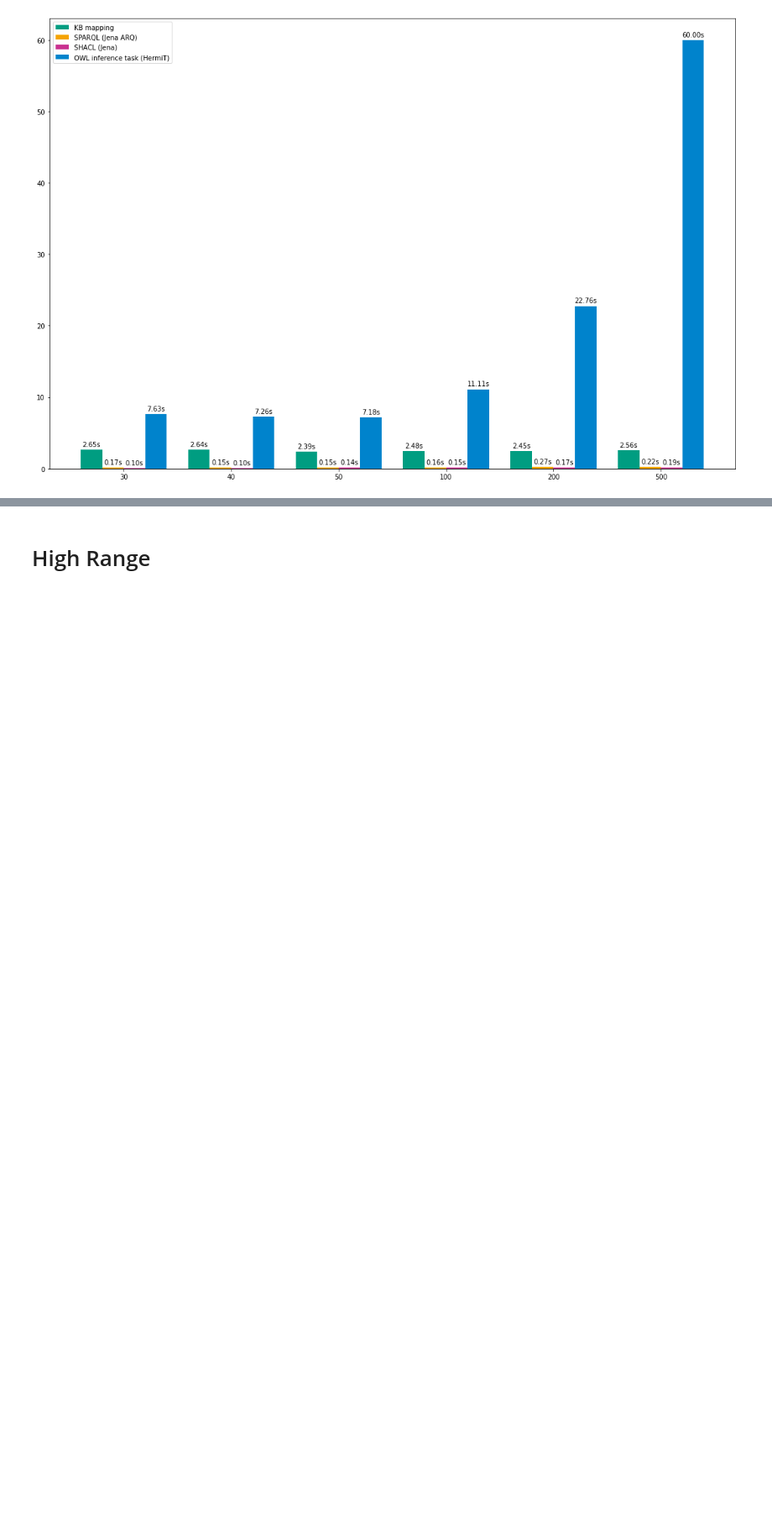
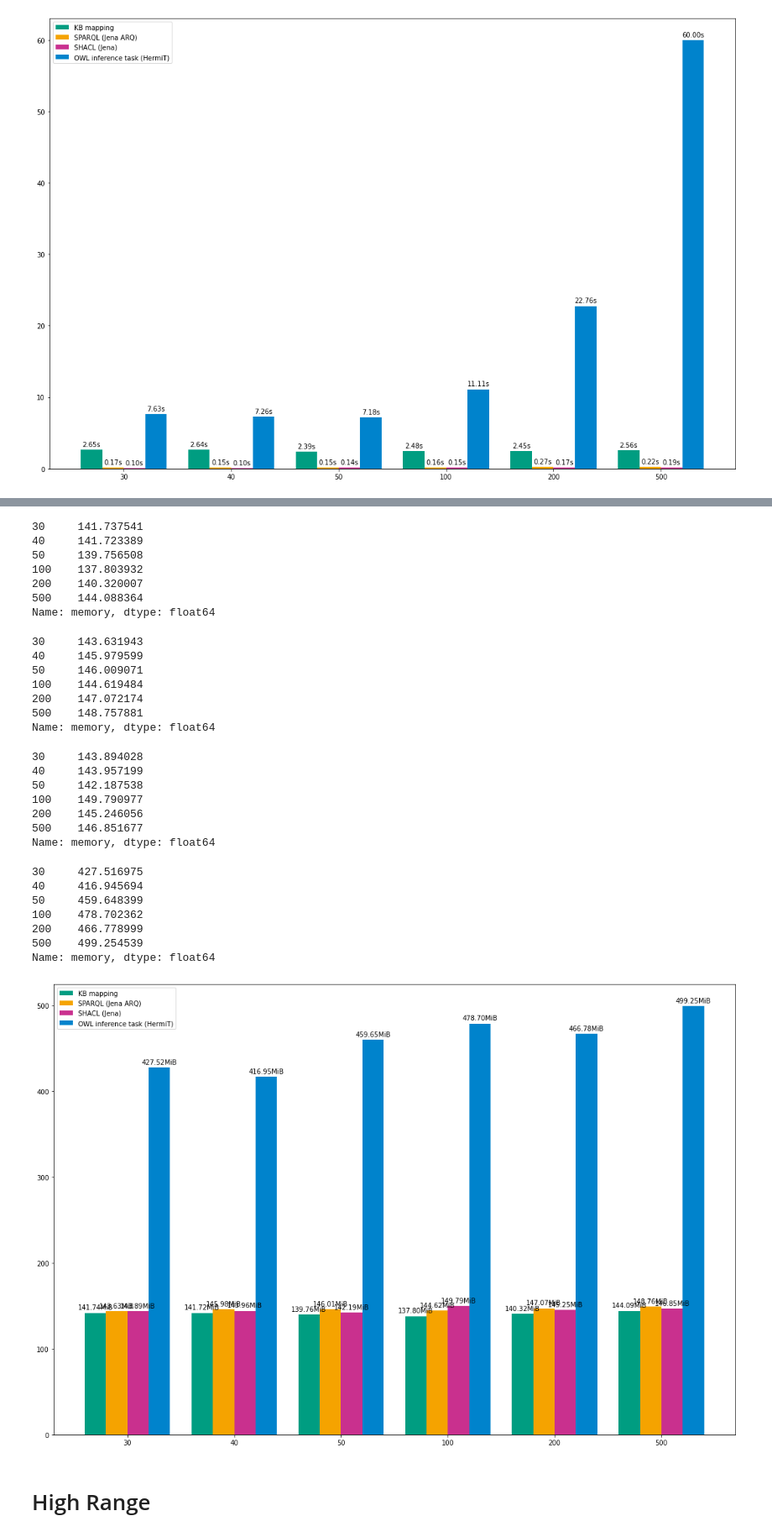
Before and after one commit to ahbnr/SemanticJavaDebugger, a Jupyter notebook: casestudies/performance/notebooks/Performance-DoublyLinked.ipynb, the cells around one changed output, grey strips where cells are left out. Shown at 84% size. Cells and saved outputs as stored; diff of their text form; code cells hidden in the pictures; blank space fills up the shorter version.

```diff
--- a/casestudies/performance/notebooks/Performance-DoublyLinked.ipynb
+++ b/casestudies/performance/notebooks/Performance-DoublyLinked.ipynb
@@ -199,3 +219,35 @@ Name: memory, dtype: float64
+# %%
+plotTaskMemoryComparison(lowStore, ymax=None)
+# %% [output]
+30     141.737541
+40     141.723389
+50     139.756508
+100    137.803932
+200    140.320007
+500    144.088364
+Name: memory, dtype: float64
+30     143.631943
+40     145.979599
+50     146.009071
+100    144.619484
+200    147.072174
+500    148.757881
+Name: memory, dtype: float64
+30     143.894028
+40     143.957199
+50     142.187538
+100    149.790977
+200    145.246056
+500    146.851677
+Name: memory, dtype: float64
+30     427.516975
+40     416.945694
+50     459.648399
+100    478.702362
+200    466.778999
+500    499.254539
+Name: memory, dtype: float64
+[figure, added]
 # %% [markdown]
 # High Range
 # %%
```
Also changed, not shown: parts of 4 cells of this notebook, 13 other files.
